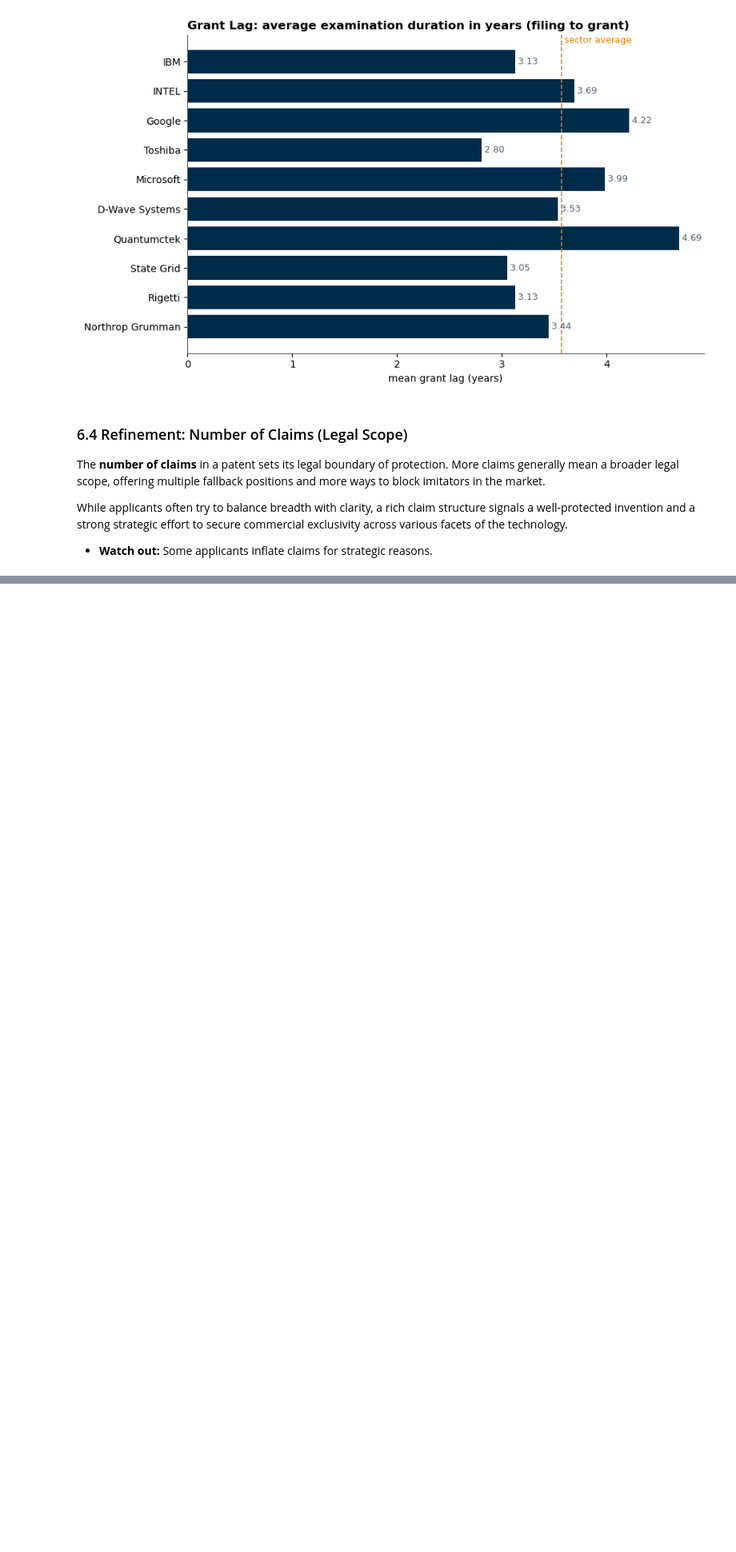
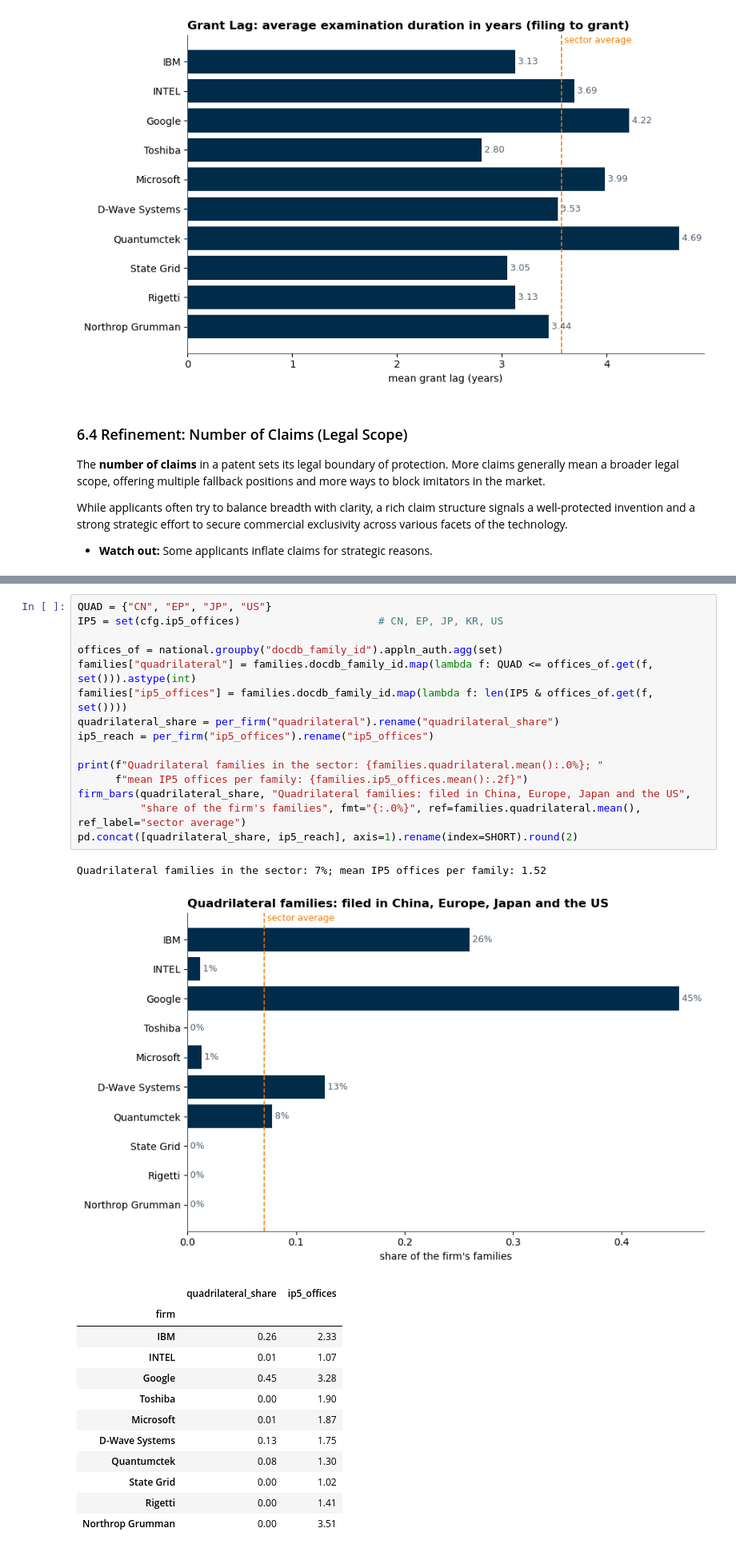
Before and after one commit to letiBri/team-30-QuantumComputing, a Jupyter notebook: notebooks/STEP3_present_score.ipynb, the cells around one changed output, grey strips where cells are left out. Shown at 80% size. Drawn from its saved outputs; the diff is of its cells as text; blank space fills up the shorter version.

```diff
--- a/notebooks/STEP3_present_score.ipynb
+++ b/notebooks/STEP3_present_score.ipynb
@@ -1063,0 +1246,30 @@ pd.concat([success_global, family_success, lag_firm, claims_firm], axis=1) \
+# %%
+QUAD = {"CN", "EP", "JP", "US"}
+IP5 = set(cfg.ip5_offices)                      # CN, EP, JP, KR, US
+
+offices_of = national.groupby("docdb_family_id").appln_auth.agg(set)
+families["quadrilateral"] = families.docdb_family_id.map(lambda f: QUAD <= offices_of.get(f, set())).astype(int)
+families["ip5_offices"] = families.docdb_family_id.map(lambda f: len(IP5 & offices_of.get(f, set())))
+quadrilateral_share = per_firm("quadrilateral").rename("quadrilateral_share")
+ip5_reach = per_firm("ip5_offices").rename("ip5_offices")
+
+print(f"Quadrilateral families in the sector: {families.quadrilateral.mean():.0%}; "
+      f"mean IP5 offices per family: {families.ip5_offices.mean():.2f}")
+firm_bars(quadrilateral_share, "Quadrilateral families: filed in China, Europe, Japan and the US",
+          "share of the firm's families", fmt="{:.0%}", ref=families.quadrilateral.mean(), ref_label="sector average")
+pd.concat([quadrilateral_share, ip5_reach], axis=1).rename(index=SHORT).round(2)
+# %% [output]
+Quadrilateral families in the sector: 7%; mean IP5 offices per family: 1.52
+[figure, added]
+|  | quadrilateral_share | ip5_offices |
+| firm |  |  |
+| IBM | 0.26 | 2.33 |
+| INTEL | 0.01 | 1.07 |
+| Google | 0.45 | 3.28 |
+| Toshiba | 0.00 | 1.90 |
+| Microsoft | 0.01 | 1.87 |
+| D-Wave Systems | 0.13 | 1.75 |
+| Quantumctek | 0.08 | 1.30 |
+| State Grid | 0.00 | 1.02 |
+| Rigetti | 0.00 | 1.41 |
+| Northrop Grumman | 0.00 | 3.51 |
```
Also changed, not shown: parts of 59 cells of this notebook, 2 other files.
